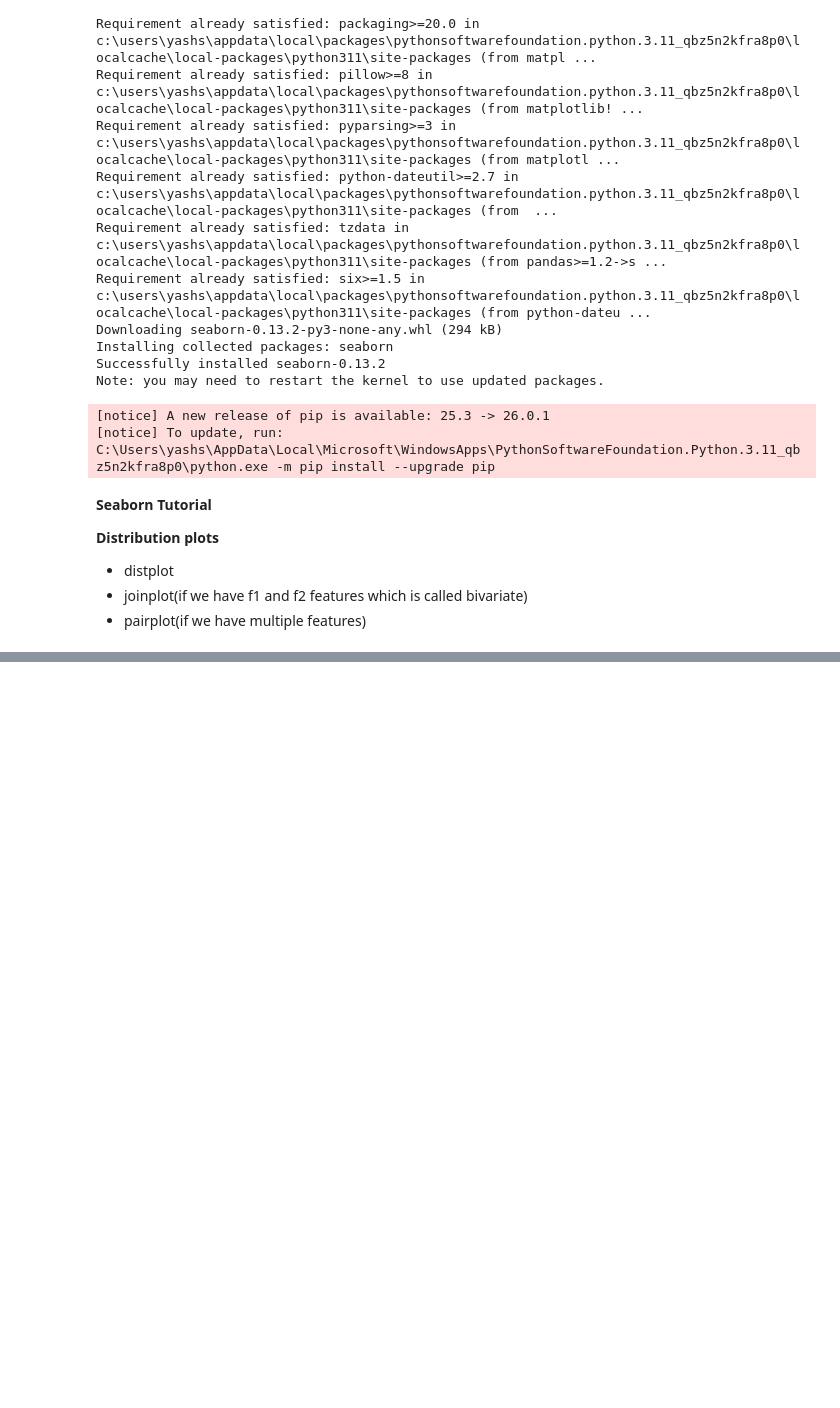
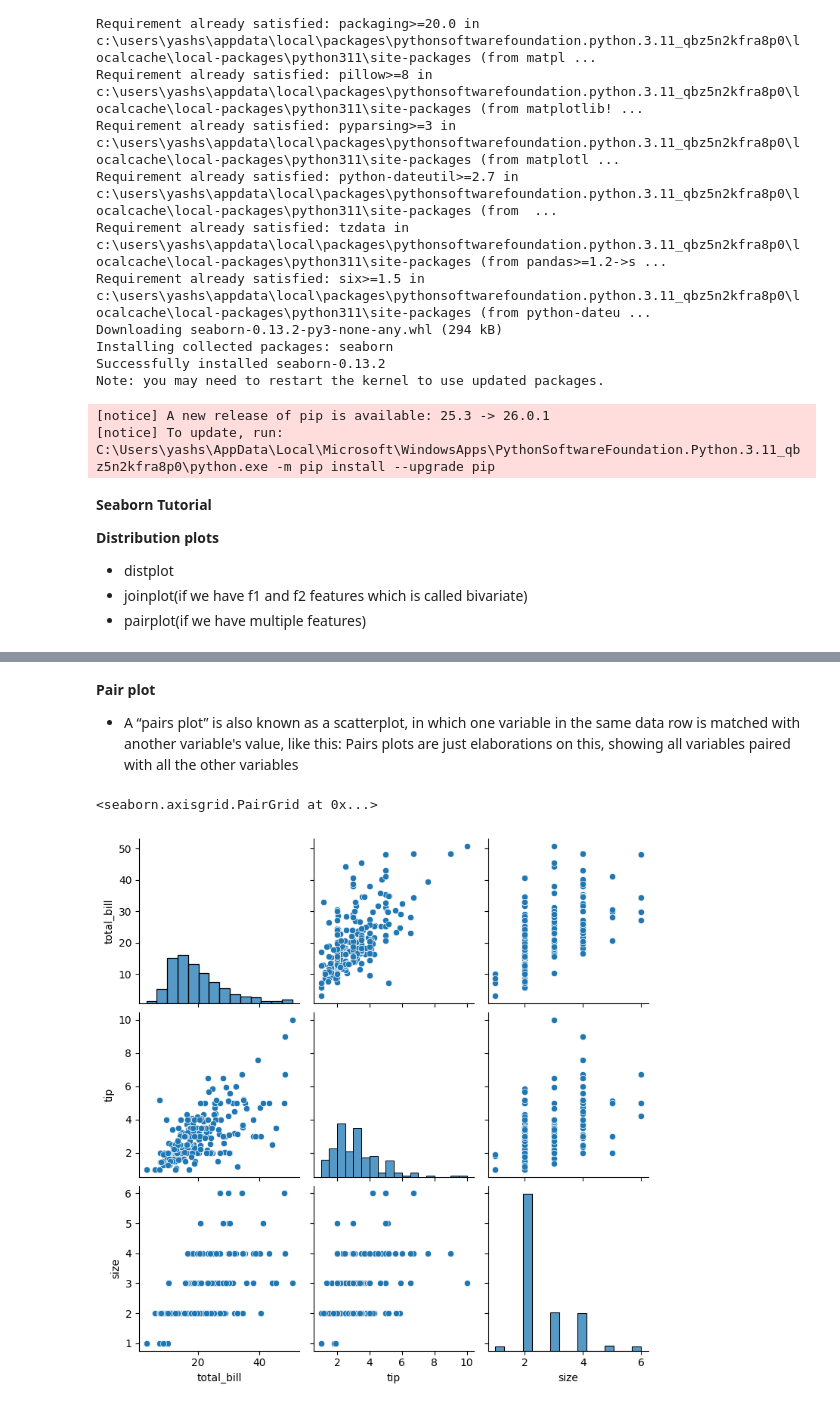
Before and after one commit to Yashx0012/AI-DS-ML, a Jupyter notebook: Seaborn.ipynb, the cells around one changed output, grey strips where cells are left out. Cells and saved outputs as stored; diff of their text form; code cells hidden in the pictures; blank space fills up the shorter version.

```diff
--- a/Seaborn.ipynb
+++ b/Seaborn.ipynb
@@ -33,0 +118,9 @@ import seaborn as sns
+# %% [markdown]
+**Pair plot**
+
+- A “pairs plot” is also known as a scatterplot, in which one variable in the same data row is matched with another variable's value, like this: Pairs plots are just elaborations on this, showing all variables paired with all the other variables
+# %%
+sns.pairplot(df)
+# %% [output]
+<seaborn.axisgrid.PairGrid at 0x...>
+[figure, added]
```
Also changed, not shown: parts of 38 cells of this notebook, 4 other files.
